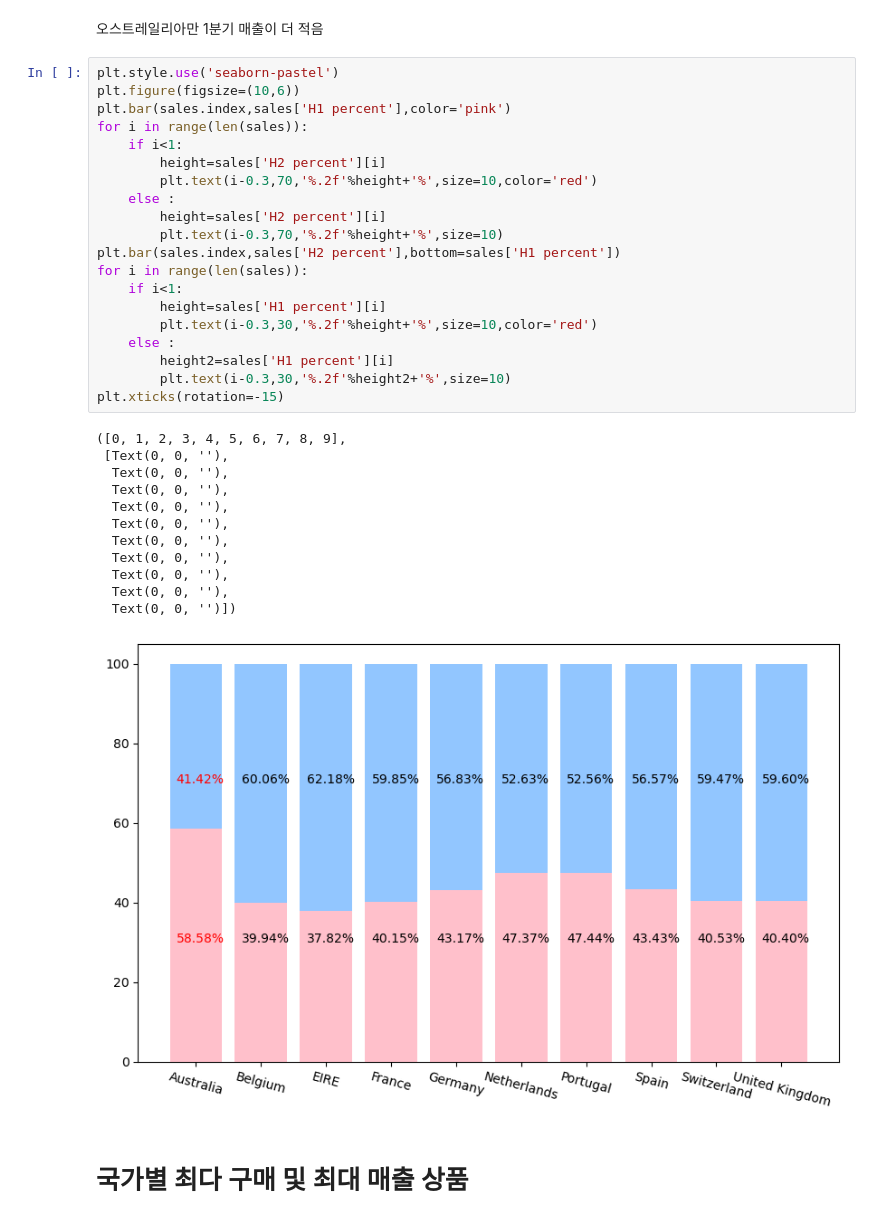
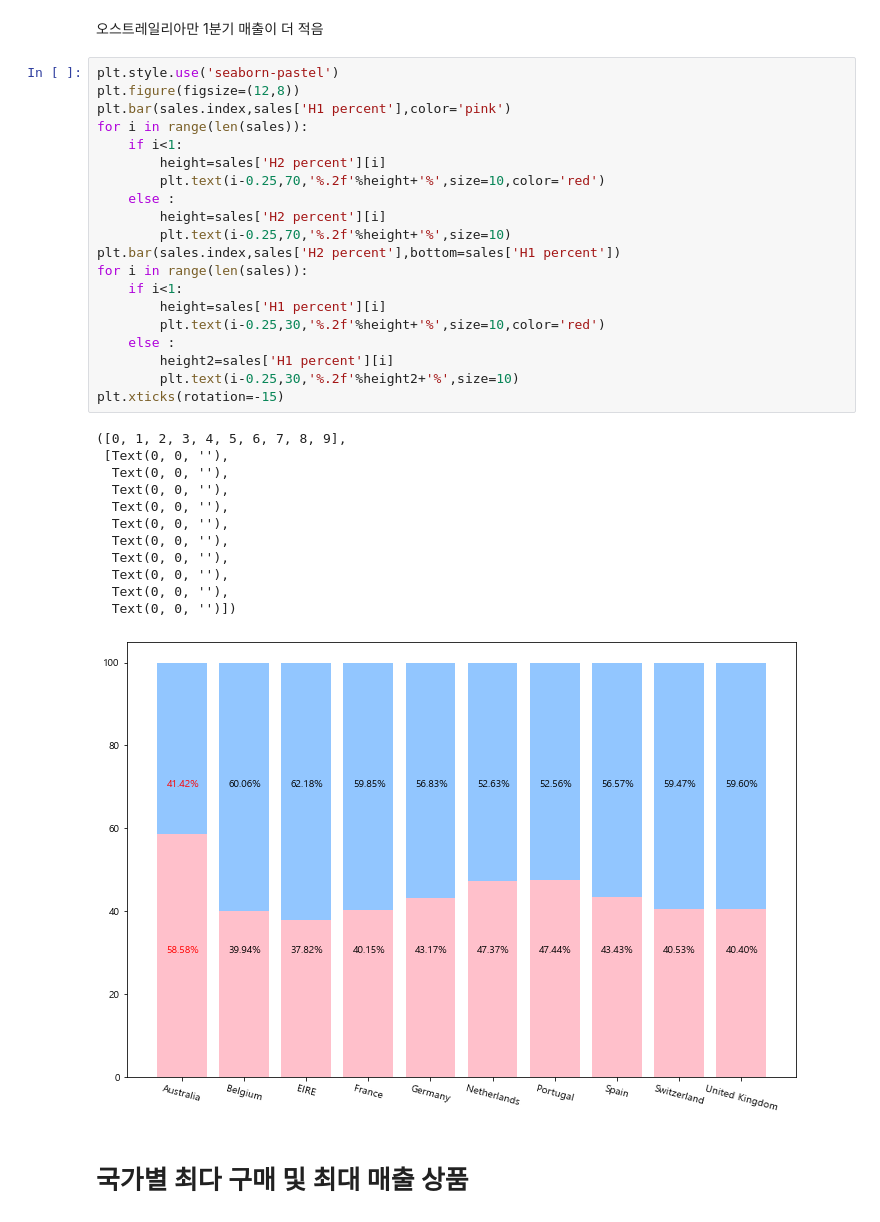
Before and after one commit to JungHunL22/Customer_Analysis_PLT, a Jupyter notebook: code/국가별 비교 시각화.ipynb, the cells around one changed output. Saved outputs shown, nothing was run; the diff lists cells and outputs as text.

```diff
--- a/code/국가별 비교 시각화.ipynb
+++ b/code/국가별 비교 시각화.ipynb
@@ -145,37 +151,37 @@ sales
 오스트레일리아만 1분기 매출이 더 적음
 # %%
 plt.style.use('seaborn-pastel')
-plt.figure(figsize=(10,6))
+plt.figure(figsize=(12,8))
 plt.bar(sales.index,sales['H1 percent'],color='pink')
 for i in range(len(sales)):
     if i<1:
         height=sales['H2 percent'][i]
-        plt.text(i-0.3,70,'%.2f'%height+'%',size=10,color='red')
+        plt.text(i-0.25,70,'%.2f'%height+'%',size=10,color='red')
     else :
         height=sales['H2 percent'][i]
-        plt.text(i-0.3,70,'%.2f'%height+'%',size=10)
+        plt.text(i-0.25,70,'%.2f'%height+'%',size=10)
 plt.bar(sales.index,sales['H2 percent'],bottom=sales['H1 percent'])
 for i in range(len(sales)):
     if i<1:
         height=sales['H1 percent'][i]
-        plt.text(i-0.3,30,'%.2f'%height+'%',size=10,color='red')
+        plt.text(i-0.25,30,'%.2f'%height+'%',size=10,color='red')
     else :
         height2=sales['H1 percent'][i]
-        plt.text(i-0.3,30,'%.2f'%height2+'%',size=10)
+        plt.text(i-0.25,30,'%.2f'%height2+'%',size=10)
 plt.xticks(rotation=-15)
 # %% [output]
 ([0, 1, 2, 3, 4, 5, 6, 7, 8, 9],
  [Text(0, 0, ''),
   Text(0, 0, ''),
   Text(0, 0, ''),
   Text(0, 0, ''),
   Text(0, 0, ''),
   Text(0, 0, ''),
   Text(0, 0, ''),
   Text(0, 0, ''),
   Text(0, 0, ''),
   Text(0, 0, '')])
-[figure, old version]
+[figure, new version]
 # %% [markdown]
 # 국가별 최다 구매 및 최대 매출 상품
 # %%
```
Also changed, not shown: parts of 17 cells of this notebook, 4 other files.
